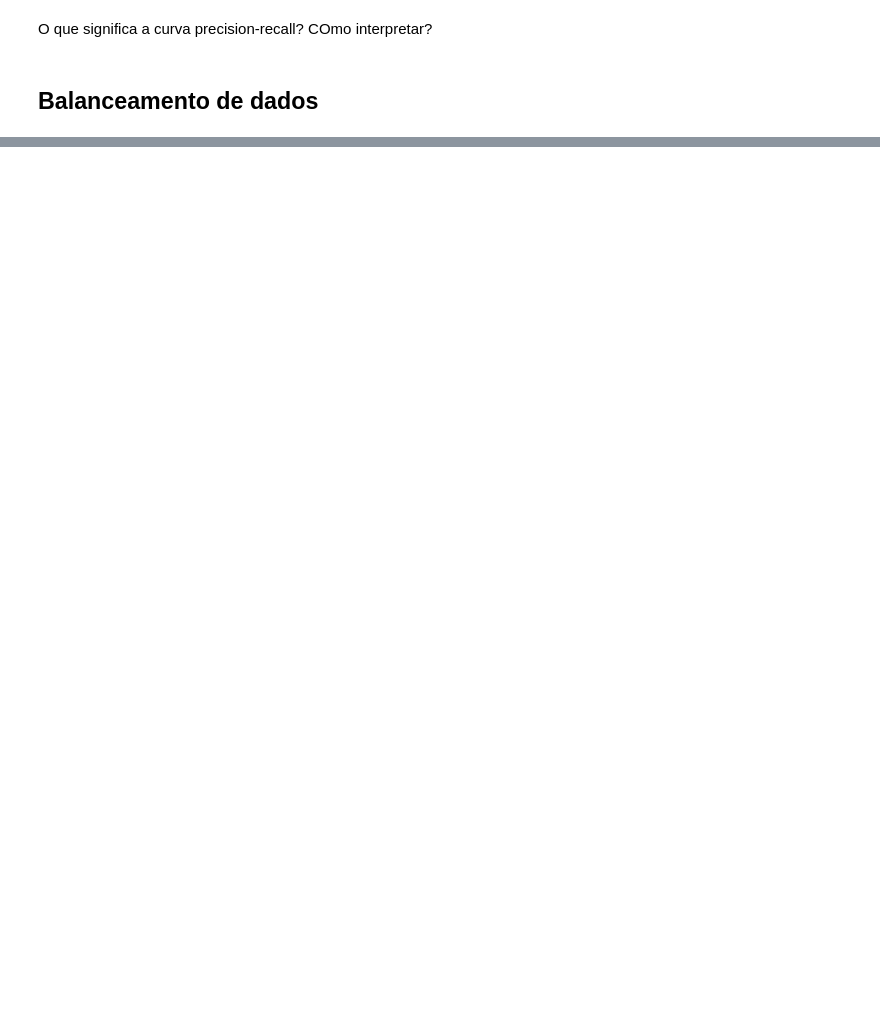
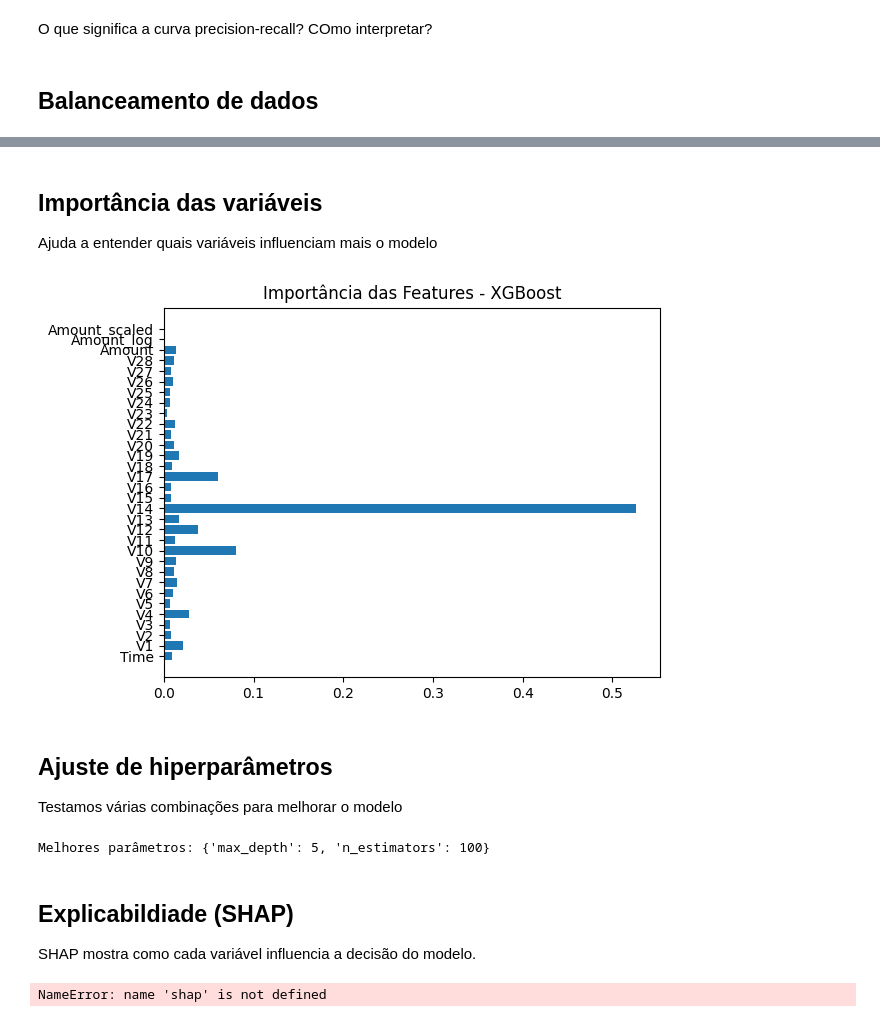
Before and after one commit to MarcioConstancio/deteccao-anomalias-transacoes-python, a Jupyter notebook: notebook.ipynb, the cells around one changed output, grey strips where cells are left out. Drawn from its saved outputs; the diff is of its cells as text; code cells hidden in the pictures; blank space fills up the shorter version.

Commit message:
Falta documentar melhor e implementar alterações

```diff
--- a/notebook.ipynb
+++ b/notebook.ipynb
@@ -154,0 +176,11 @@ X_resampled, y_resampled = smote.fit_resample(X_train, y_train)
+# %%
+rf = RandomForestClassifier(
+    n_estimators=50,
+    max_depth=10,
+    class_weight="balanced",
+    n_jobs=-1,
+    random_state=42)
+
+rf.fit(X_train, y_train)
+
+y_pred_rf = rf.predict(X_test)
@@ -154,0 +198,10 @@ X_resampled, y_resampled = smote.fit_resample(X_train, y_train)
+# %%
+xgb = XGBClassifier(
+    scale_pos_weight=10,  # Ajuste para lidar com o desbalanceamento
+    use_label_encoder=False,
+    eval_metric='logloss'
+)
+
+xgb.fit(X_train, y_train)
+
+y_pred_xgb = xgb.predict(X_test)
@@ -154,0 +237,44 @@ X_resampled, y_resampled = smote.fit_resample(X_train, y_train)
+# %% [markdown]
+## Importância das variáveis
+
+Ajuda a entender quais variáveis influenciam mais o modelo
+# %%
+importancias = xgb.feature_importances_
+
+plt.barh(X.columns, importancias)
+plt.title("Importância das Features - XGBoost")
+plt.show()
+# %% [output]
+[figure, added]
+# %% [markdown]
+## Ajuste de hiperparâmetros
+
+Testamos várias combinações para melhorar o modelo
+# %%
+param_grid = {
+    'max_depth': [3, 5],
+    'n_estimators': [50, 100]
+}
+
+grid = GridSearchCV(
+    estimator=XGBClassifier(eval_metric='logloss'),
+    param_grid=param_grid,
+    scoring='recall',
+    cv = 3,
+)
+
+grid.fit(X_train, y_train)
+
+print("Melhores parâmetros:", grid.best_params_)
+# %% [output]
+Melhores parâmetros: {'max_depth': 5, 'n_estimators': 100}
+# %% [markdown]
+## Explicabildiade (SHAP)
+
+SHAP mostra como cada variável influencia a decisão do modelo.
+# %%
+explainer = shap.Explainer(xgb)
+shap_values = explainer(X_test[:100])
+shap.plots.bar(shap_values)
+# %% [output]
+NameError: name 'shap' is not defined
```
Also changed, not shown: parts of 14 cells of this notebook, 2 other files.
